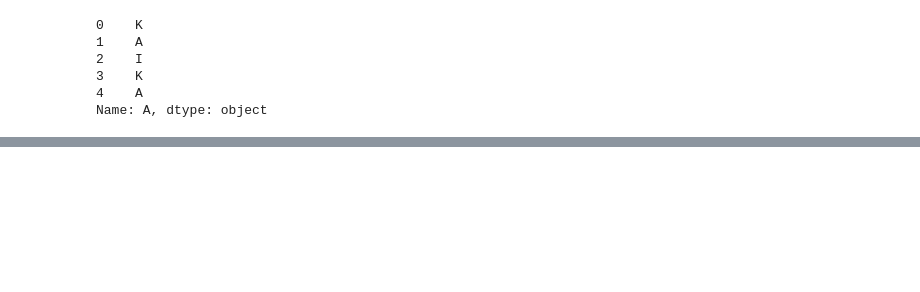
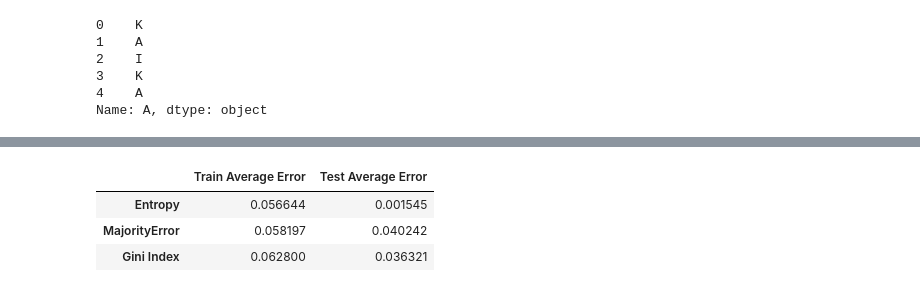
Before and after one commit to Kaivan-Khazeni/Machine_Learning, a Jupyter notebook: HW1_ML.ipynb, the cells around one changed output, grey strips where cells are left out. Saved outputs shown, nothing was run; the diff lists cells and outputs as text; code cells hidden in the pictures; blank space fills up the shorter version.

```diff
--- a/HW1_ML.ipynb
+++ b/HW1_ML.ipynb
@@ -290,36 +362,0 @@ def dict_path(my_dict, path=None):
-# %%
-#TRAINING ERROR
-# DEPTH 1 -> 6
-# RECORD ERROR
-list_of_variants = ["Entropy","MajorityError","Gini Index"]
-error_dict_per_variant = {}
-for b in range(1,4):
-  error_dict_per_variant[list_of_variants[b-1]] = {}
-  error_counter = 0
-  for i in range(1,7):
-    train_tree = ID3(-1*float("inf"),i,b,df,"none",tree=None)
-    train_tree_path = list(dict_path(train_tree,path=None))
-
-    #print(train_tree_path)
-
-    df_filter = df
-    for j in range(len(train_tree_path)):
-
-      curr_path = train_tree_path[j]
-      for a in range(0,len(curr_path[0])):
-        if (a % 2) == 0:
-          #print(curr_path)
-          #print(curr_path[0])
-          df_filter = df_filter[df_filter[curr_path[0][a]] == curr_path[0][a+1]]
-
-
-      length = len(df_filter)
-      count_of_accuracies = len(df_filter[df_filter[df_filter.keys()[-1]] == curr_path[1]])
-      count_of_inaccuracies = length - count_of_accuracies
-      if length == 0:
-        error_counter += 0
-      else:
-        error_counter += count_of_inaccuracies / length
-
-
-  error_dict_per_variant[list_of_variants[b-1]] = error_counter / 6
@@ -331,0 +382,11 @@ error_dict_per_variant
+# %%
+Errors_bank = {'Train Average Error':[error_dict_per_variant['Entropy'],error_dict_per_variant['MajorityError'],error_dict_per_variant['Gini Index']],
+         'Test Average Error':[testing_error['Entropy'],testing_error['MajorityError'],testing_error['Gini Index']]}
+
+error_df_bank = pd.DataFrame(Errors_bank, index=['Entropy','MajorityError','Gini Index'])
+error_df_bank
+# %% [output]
+|  | Train Average Error | Test Average Error |
+| Entropy | 0.056644 | 0.001545 |
+| MajorityError | 0.058197 | 0.040242 |
+| Gini Index | 0.062800 | 0.036321 |
```
Also changed, not shown: parts of 33 cells of this notebook.
